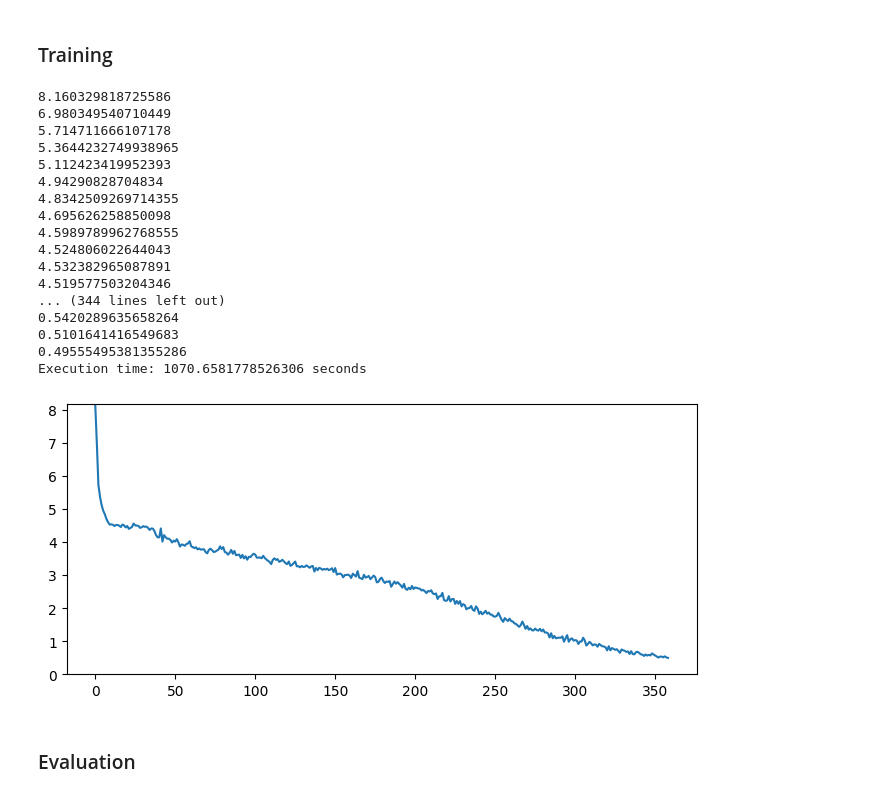
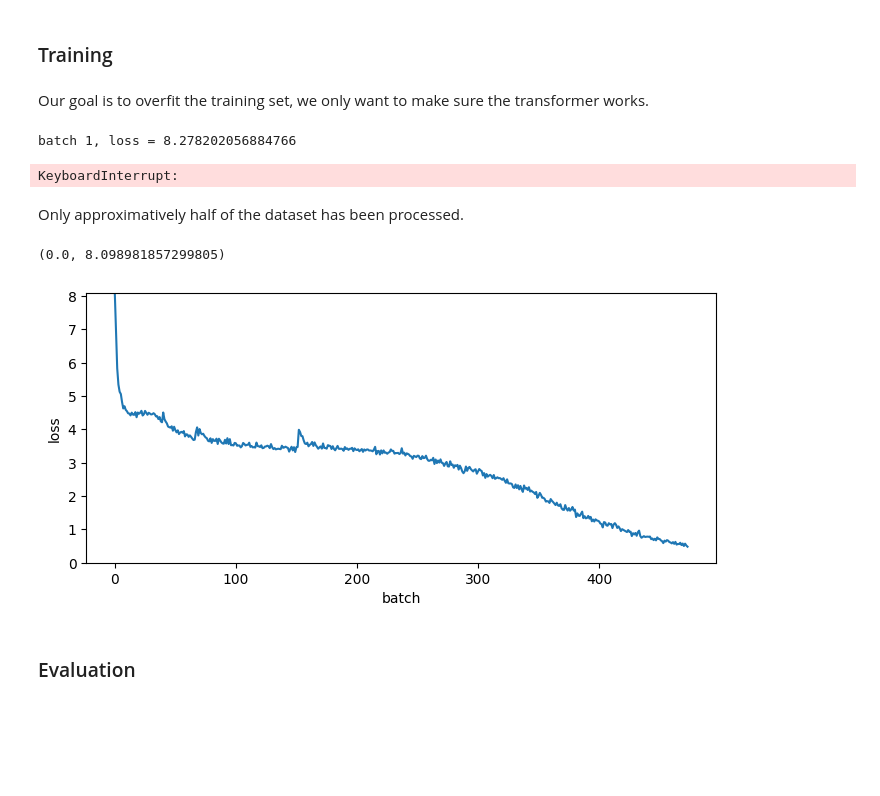
Before and after one commit to Charles-Marteau/Transformer, a Jupyter notebook: Transformer.ipynb, the cells around one changed output. Drawn from its saved outputs; the diff is of its cells as text; code cells hidden in the pictures; blank space fills up the shorter version.

```diff
--- a/Transformer.ipynb
+++ b/Transformer.ipynb
@@ -396,55 +378,50 @@ Transformer(
 # %% [markdown]
 ### Training
+# %% [markdown]
+Our goal is to overfit the training set, we only want to make sure the transformer works.
 # %%
 start_time = time.time()
 
 losses = []
 n_epochs = 4
 loss = torch.tensor(100)
-for epochs in range(n_epochs):
-    if loss.item() <= 0.5: break
-    for batch in dataloader:
-        X = batch[:, :-1].to(device) # torch.tensor(batch_size, context_size) with values in range(vocab_size)
-        Y = batch[:, 1: ].to(device) # torch.tensor(batch_size, context_size) with values in range(vocab_size)
+batch = 0
+for epoch in range(n_epochs):
+    for X, y in datas:
+        if loss.item() <= 0.5: break
+        X_device = X.to(device) # torch.tensor(batch_size, context_size) with values in range(vocab_size)
+        y_device = y.to(device) # torch.tensor(batch_size, context_size) with values in range(vocab_size)
         optimizer.zero_grad()
-        output = Tr(X) # un-normalized logits torch.tensor(batch_size, context_size, vocab_size)
+        output = Tr(X_device) # un-normalized logits torch.tensor(batch_size, context_size, vocab_size)
         # We reshape output to (batch_size*context_size, vocab_size) and target to (batch_size*context_size)
         # The -1 means that pytorch finds the right dimension to ensure the compatibility
-        loss = criterion(output.reshape(-1, output.size()[-1]), Y.reshape(-1))
+        loss = criterion(output.reshape(-1, output.size()[-1]), y.reshape(-1))
         losses.append(loss.item())
         loss.backward()
         optimizer.step()
-        print(loss.item())
-        if loss.item() <= 0.5: break
-
-
-fig = plt.figure(figsize=(7, 3))
-axes = fig.add_axes([0.1, 0.1, 0.9, 0.9])
-axes.plot(list(range(len(losses))), losses)
-axes.set_ylim(0, max(losses))
-
+        if batch % 50 == 0:
+            print(f'batch {batch + 1}, loss = {loss.item()}')
+        batch += 1
 
 end_time = time.time()
 execution_time = end_time - start_time
-print("Execution time:", execution_time, "seconds")
+print(f'Execution time: {execution_time} seconds')
+print(f'The number of processed batches is {len(losses)}')
 # %% [output]
-8.160329818725586
-6.980349540710449
-5.714711666107178
-5.3644232749938965
-5.112423419952393
-4.94290828704834
-4.8342509269714355
-4.695626258850098
-4.5989789962768555
-4.524806022644043
-4.532382965087891
-4.519577503204346
-... (344 lines left out)
-0.5420289635658264
-0.5101641416549683
-0.49555495381355286
-Execution time: 1070.6581778526306 seconds
+batch 1, loss = 8.278202056884766
-[figure, removed]
+KeyboardInterrupt:
+# %% [markdown]
+Only approximatively half of the dataset has been processed.
+# %%
+# Plot of the loss
+fig = plt.figure(figsize=(7, 3))
+axes = fig.add_axes([0.1, 0.1, 0.9, 0.9])
+axes.plot(list(range(len(losses))), losses)
+axes.set_ylabel('loss')
+axes.set_xlabel('batch')
+axes.set_ylim(0, max(losses))
+# %% [output]
+(0.0, 8.098981857299805)
+[figure, added]
 # %% [markdown]
 ### Evaluation
```
Also changed, not shown: parts of 45 cells of this notebook, 1 other file.
